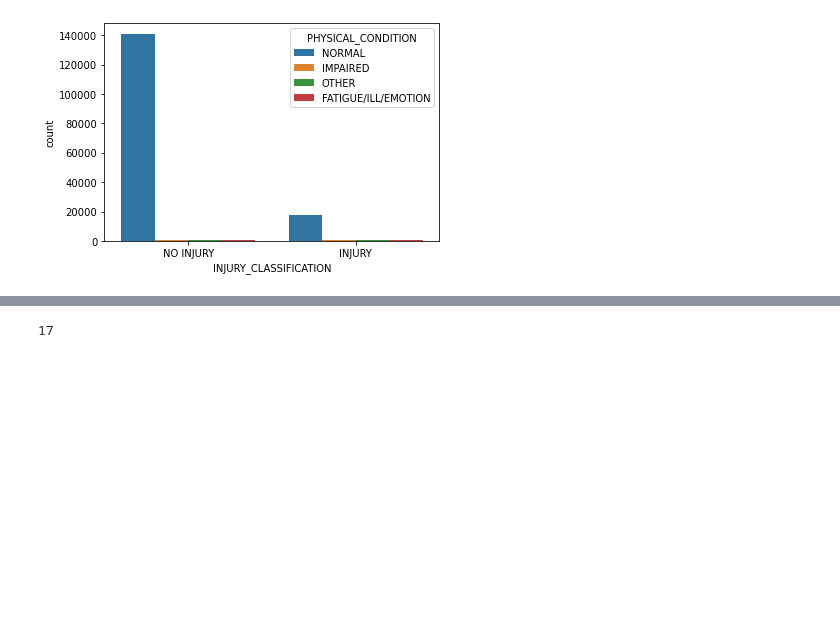
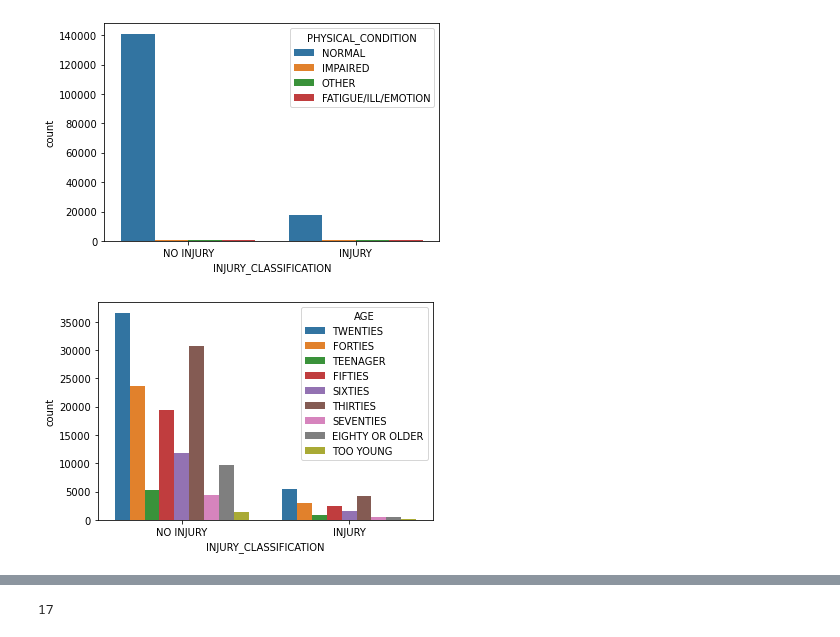
Before and after one commit to jojodeleon/Chicago_car_crashes, a Jupyter notebook: EDAVisuals.ipynb, the cells around one changed output, grey strips where cells are left out. Saved outputs shown, nothing was run; the diff lists cells and outputs as text; code cells hidden in the pictures; blank space fills up the shorter version.

```diff
--- a/EDAVisuals.ipynb
+++ b/EDAVisuals.ipynb
@@ -326,6 +356,10 @@ sns.countplot(x='INJURY_CLASSIFICATION', hue='PRIM_CONTRIBUTORY_CAUSE', data=all
 sns.countplot(x='INJURY_CLASSIFICATION', hue='PHYSICAL_CONDITION', data=all_df);
 # %% [output]
 [figure]
+# %%
+sns.countplot(x='INJURY_CLASSIFICATION', hue='AGE', data=all_df);
+# %% [output]
+[figure, added]
 # %%
 all_df
 # %% [output]
```
Also changed, not shown: parts of 9 cells of this notebook, 3 other files.
